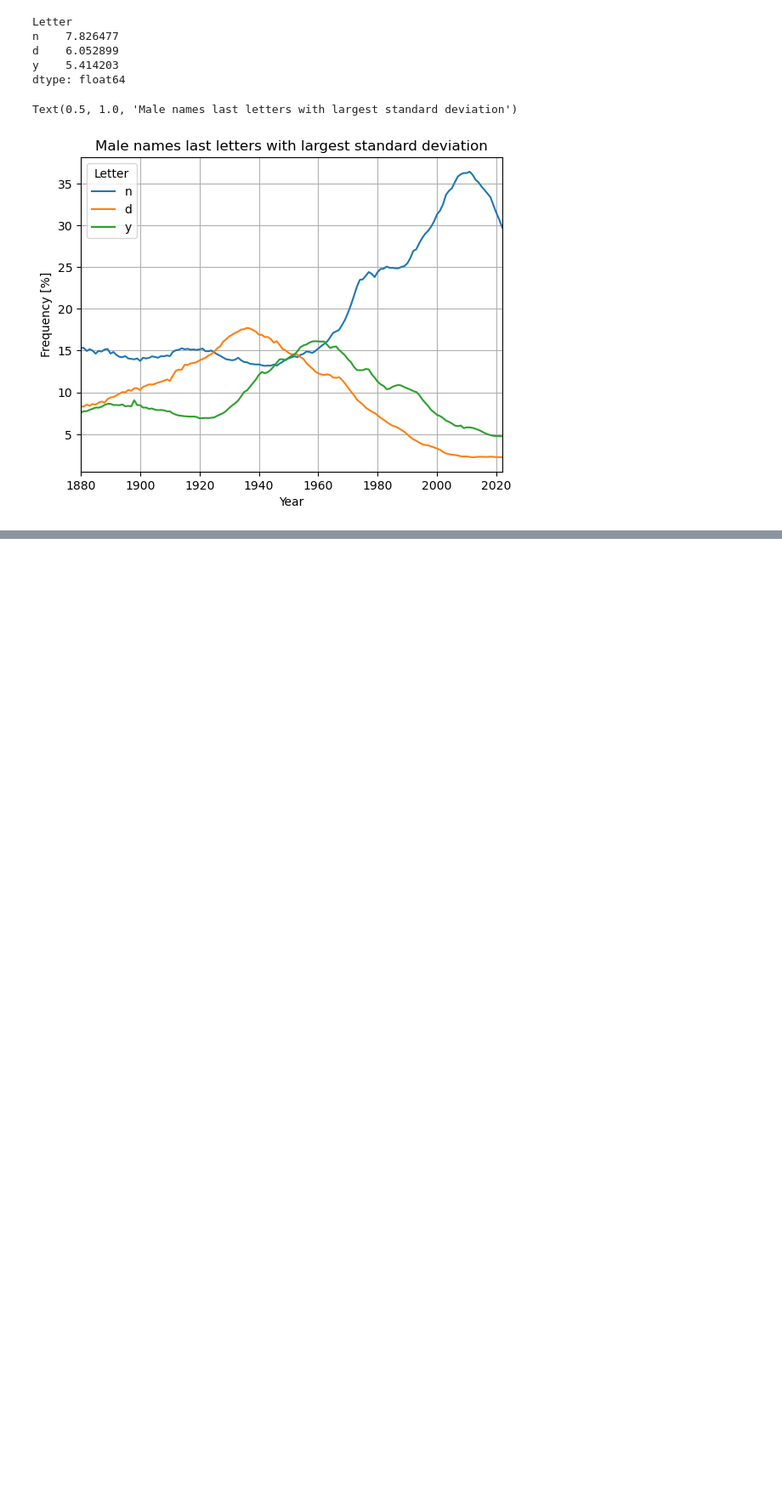
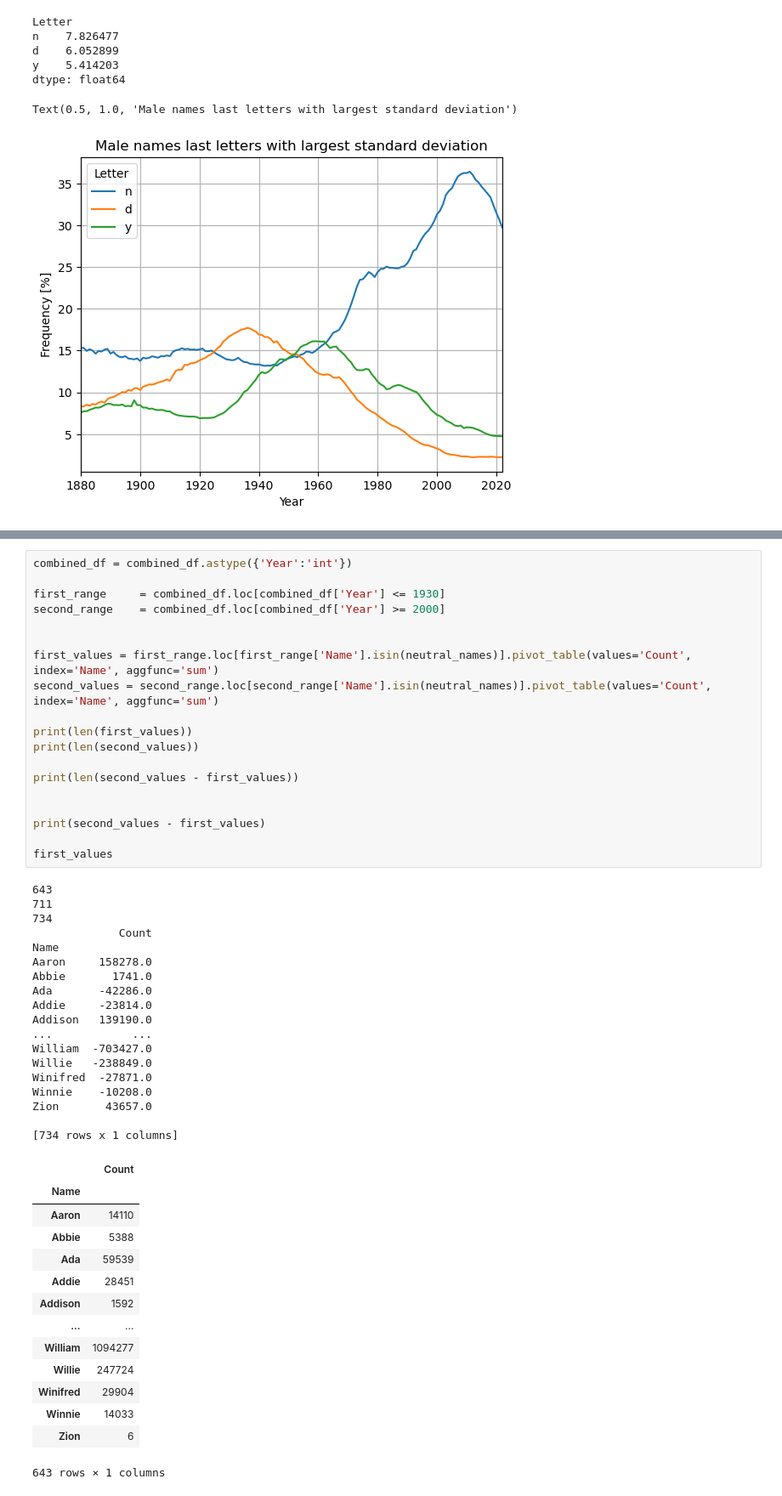
Before and after one commit to BartlomiejGasyna/Exploratory-Data-Analysis-Project-1, a Jupyter notebook: project.ipynb, the cells around one changed output, grey strips where cells are left out. Shown: that part at 85% size. Drawn from its saved outputs; the diff is of its cells as text; blank space fills up the shorter version.

```diff
--- a/project.ipynb
+++ b/project.ipynb
@@ -425,0 +440,52 @@ Text(0.5, 1.0, 'Male names last letters with largest standard deviation')
+# %%
+combined_df = combined_df.astype({'Year':'int'})
+
+first_range     = combined_df.loc[combined_df['Year'] <= 1930]
+second_range    = combined_df.loc[combined_df['Year'] >= 2000]
+
+
+first_values = first_range.loc[first_range['Name'].isin(neutral_names)].pivot_table(values='Count', index='Name', aggfunc='sum')
+second_values = second_range.loc[second_range['Name'].isin(neutral_names)].pivot_table(values='Count', index='Name', aggfunc='sum')
+
+print(len(first_values))
+print(len(second_values))
+
+print(len(second_values - first_values))
+
+
+print(second_values - first_values)
+
+first_values
+# %% [output]
+643
+711
+734
+             Count
+Name
+Aaron     158278.0
+Abbie       1741.0
+Ada       -42286.0
+Addie     -23814.0
+Addison   139190.0
+...            ...
+William  -703427.0
+Willie   -238849.0
+Winifred  -27871.0
+Winnie    -10208.0
+Zion       43657.0
+
+[734 rows x 1 columns]
+|  | Count |
+| Name |  |
+| Aaron | 14110 |
+| Abbie | 5388 |
+| Ada | 59539 |
+| Addie | 28451 |
+| Addison | 1592 |
+| ... | ... |
+| William | 1094277 |
+| Willie | 247724 |
+| Winifred | 29904 |
+| Winnie | 14033 |
+| Zion | 6 |
+643 rows × 1 columns
```
Also changed, not shown: parts of 11 cells of this notebook.
